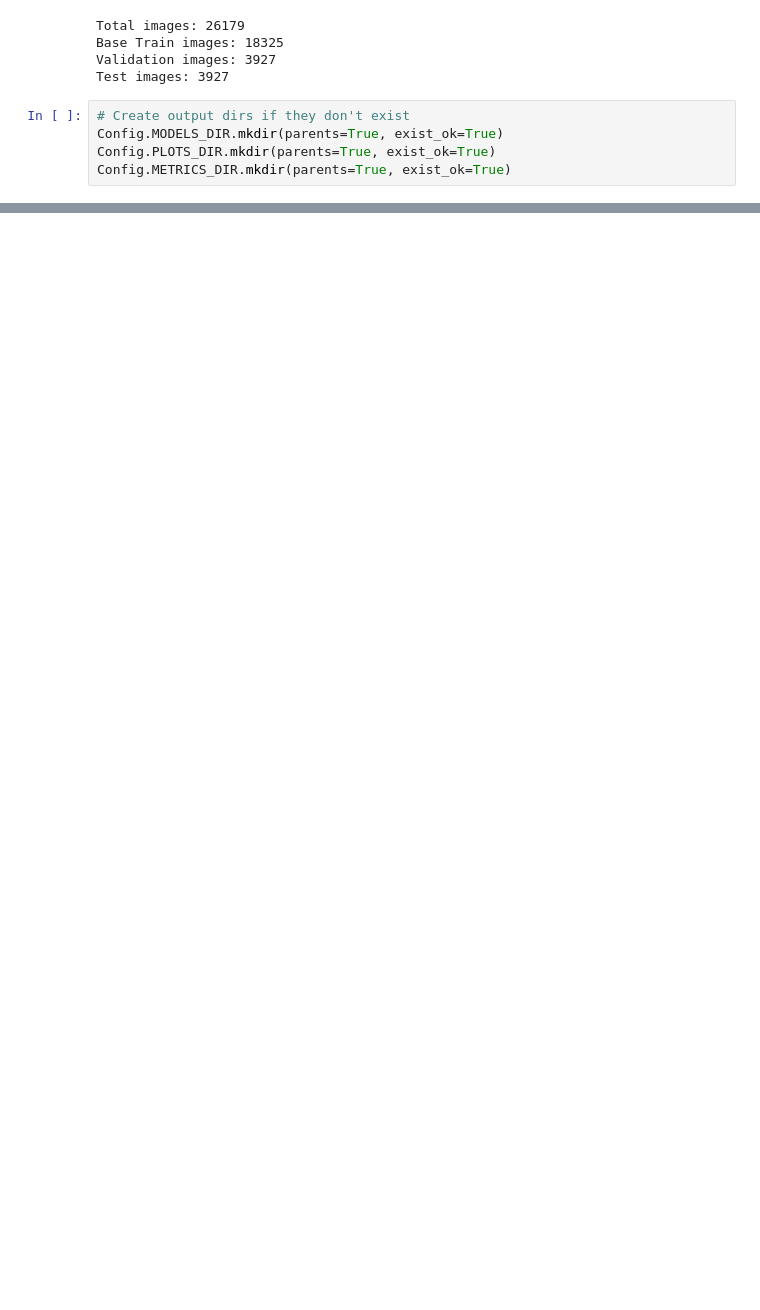
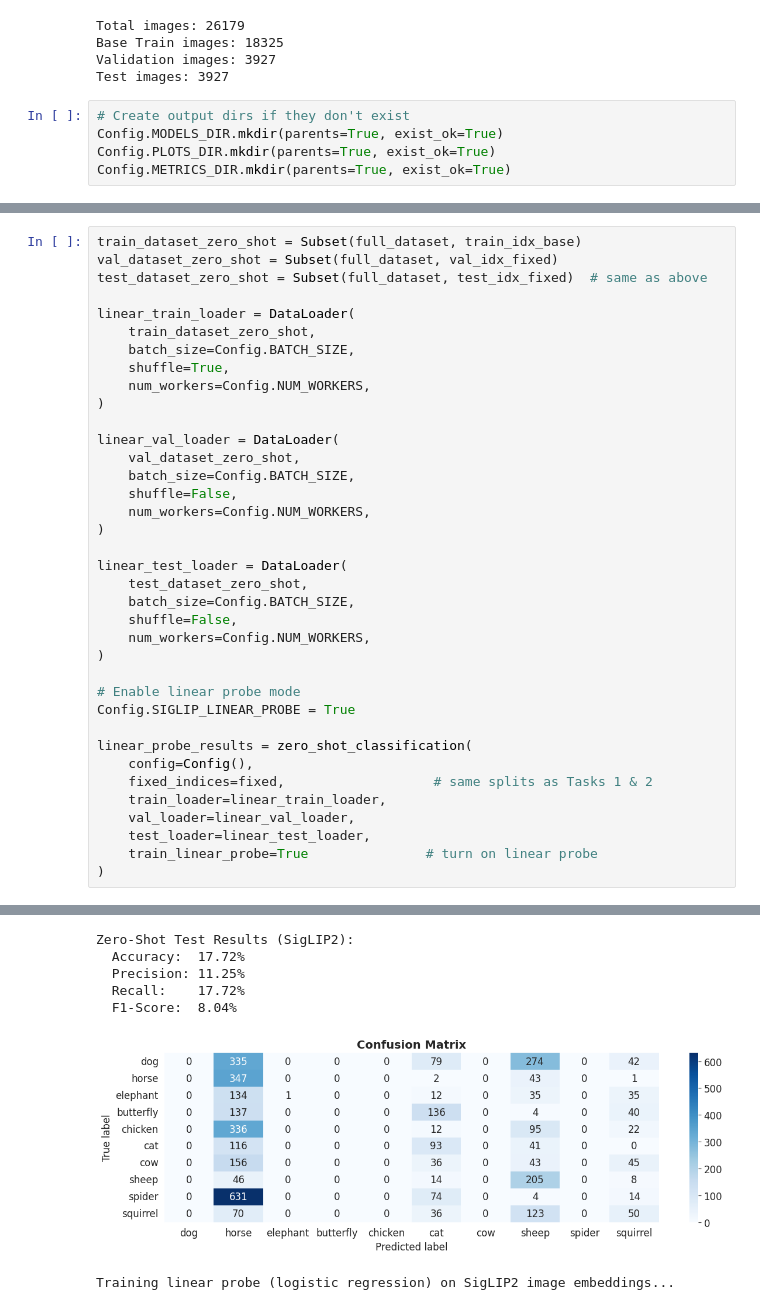
Before and after one commit to LuizaRamos/TOL506M_Final_Project, a Jupyter notebook: notebooks/03_task3_zeroshot.ipynb, the cells around one changed output, grey strips where cells are left out. Cells and saved outputs as stored; diff of their text form; blank space fills up the shorter version.

```diff
--- a/notebooks/03_task3_zeroshot.ipynb
+++ b/notebooks/03_task3_zeroshot.ipynb
@@ -165,0 +199,38 @@ result = zero_shot_classification(
+# %%
+train_dataset_zero_shot = Subset(full_dataset, train_idx_base)
+val_dataset_zero_shot = Subset(full_dataset, val_idx_fixed)
+test_dataset_zero_shot = Subset(full_dataset, test_idx_fixed)  # same as above
+
+linear_train_loader = DataLoader(
+    train_dataset_zero_shot,
+    batch_size=Config.BATCH_SIZE,
+    shuffle=True,
+    num_workers=Config.NUM_WORKERS,
+)
+
+linear_val_loader = DataLoader(
+    val_dataset_zero_shot,
+    batch_size=Config.BATCH_SIZE,
+    shuffle=False,
+    num_workers=Config.NUM_WORKERS,
+)
+
+linear_test_loader = DataLoader(
+    test_dataset_zero_shot,
+    batch_size=Config.BATCH_SIZE,
+    shuffle=False,
+    num_workers=Config.NUM_WORKERS,
+)
+
+# Enable linear probe mode
+Config.SIGLIP_LINEAR_PROBE = True
+
+linear_probe_results = zero_shot_classification(
+    config=Config(),
+    fixed_indices=fixed,                   # same splits as Tasks 1 & 2
+    train_loader=linear_train_loader,
+    val_loader=linear_val_loader,
+    test_loader=linear_test_loader,
+    train_linear_probe=True               # turn on linear probe
+)
+# %% [output]
@@ -165,0 +250,7 @@ result = zero_shot_classification(
+Zero-Shot Test Results (SigLIP2):
+  Accuracy:  17.72%
+  Precision: 11.25%
+  Recall:    17.72%
+  F1-Score:  8.04%
+[figure, added]
+Training linear probe (logistic regression) on SigLIP2 image embeddings...
```
Also changed, not shown: parts of 6 cells of this notebook.
